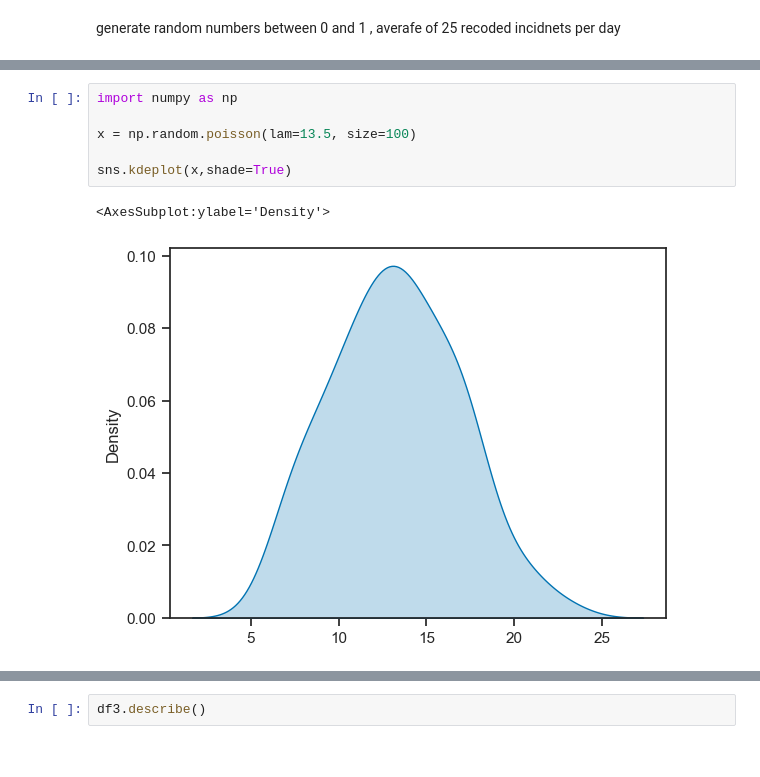
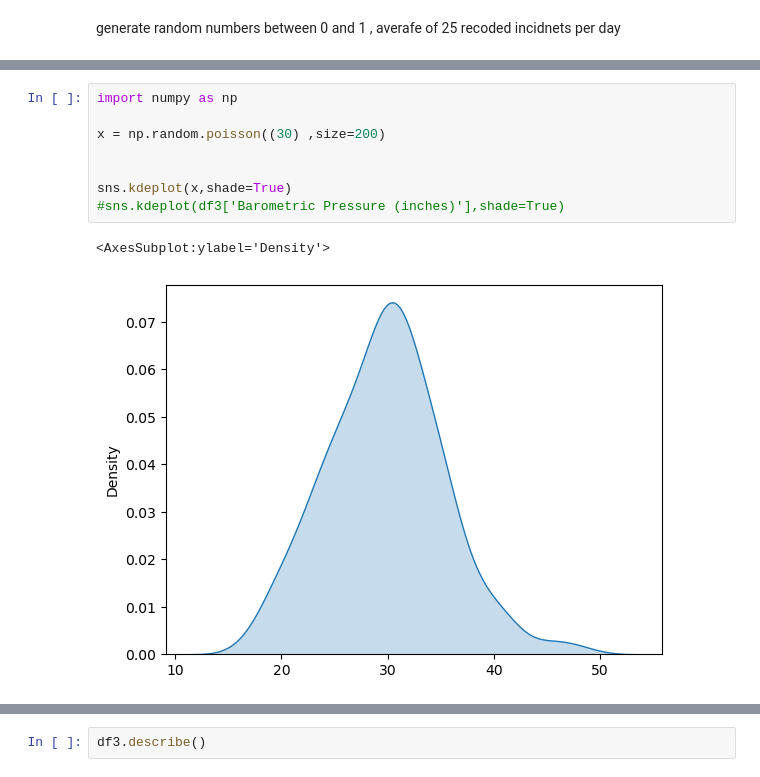
Before and after one commit to dectan/Programming-for-Data-Analysis-Project-1, a Jupyter notebook: Project 1.ipynb, the cells around one changed output, grey strips where cells are left out. Saved outputs shown, nothing was run; the diff lists cells and outputs as text.

```diff
--- a/Project 1.ipynb
+++ b/Project 1.ipynb
@@ -553,9 +608,11 @@ plt.show()
 # %%
 import numpy as np
 
-x = np.random.poisson(lam=13.5, size=100)
+x = np.random.poisson((30) ,size=200)
+
 
 sns.kdeplot(x,shade=True)
+#sns.kdeplot(df3['Barometric Pressure (inches)'],shade=True)
 # %% [output]
 <AxesSubplot:ylabel='Density'>
-[figure, old version]
+[figure, new version]
```
Also changed, not shown: parts of 56 cells of this notebook.
